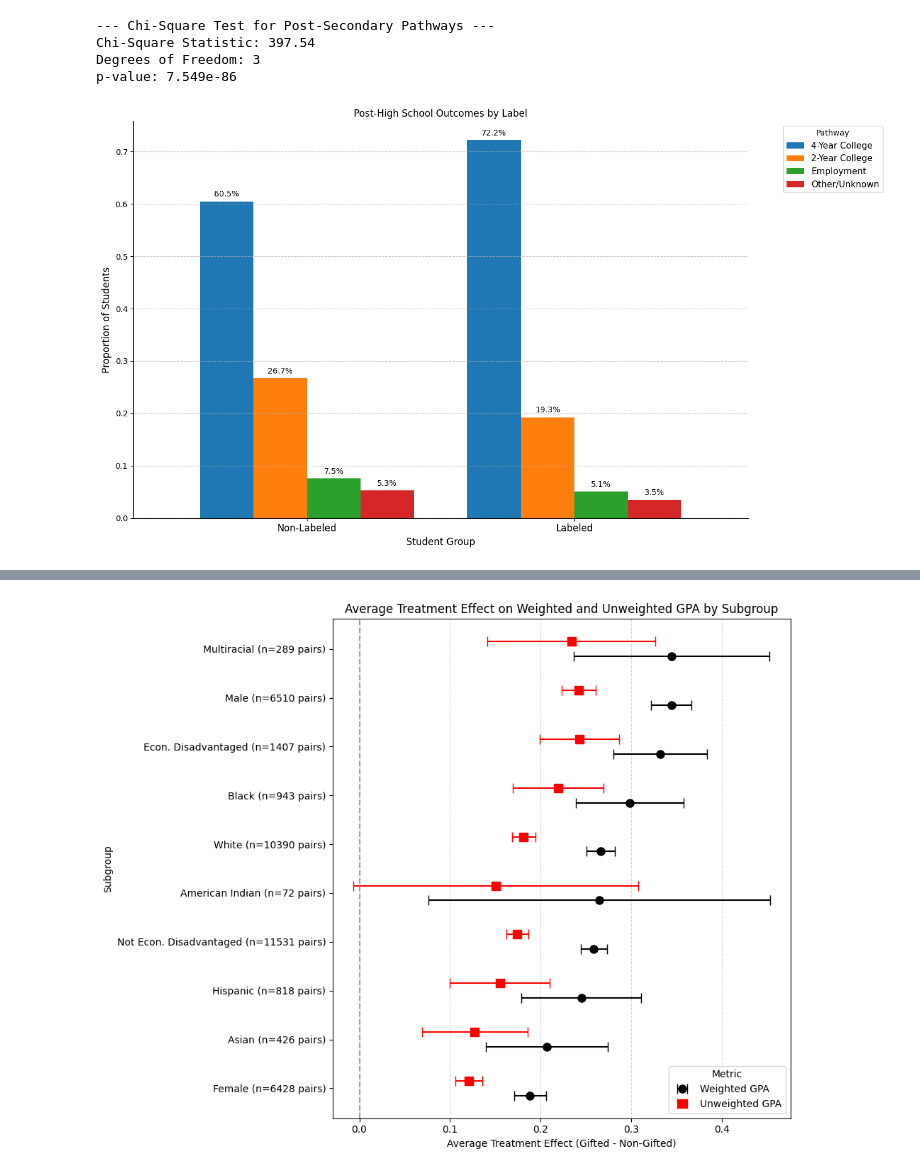
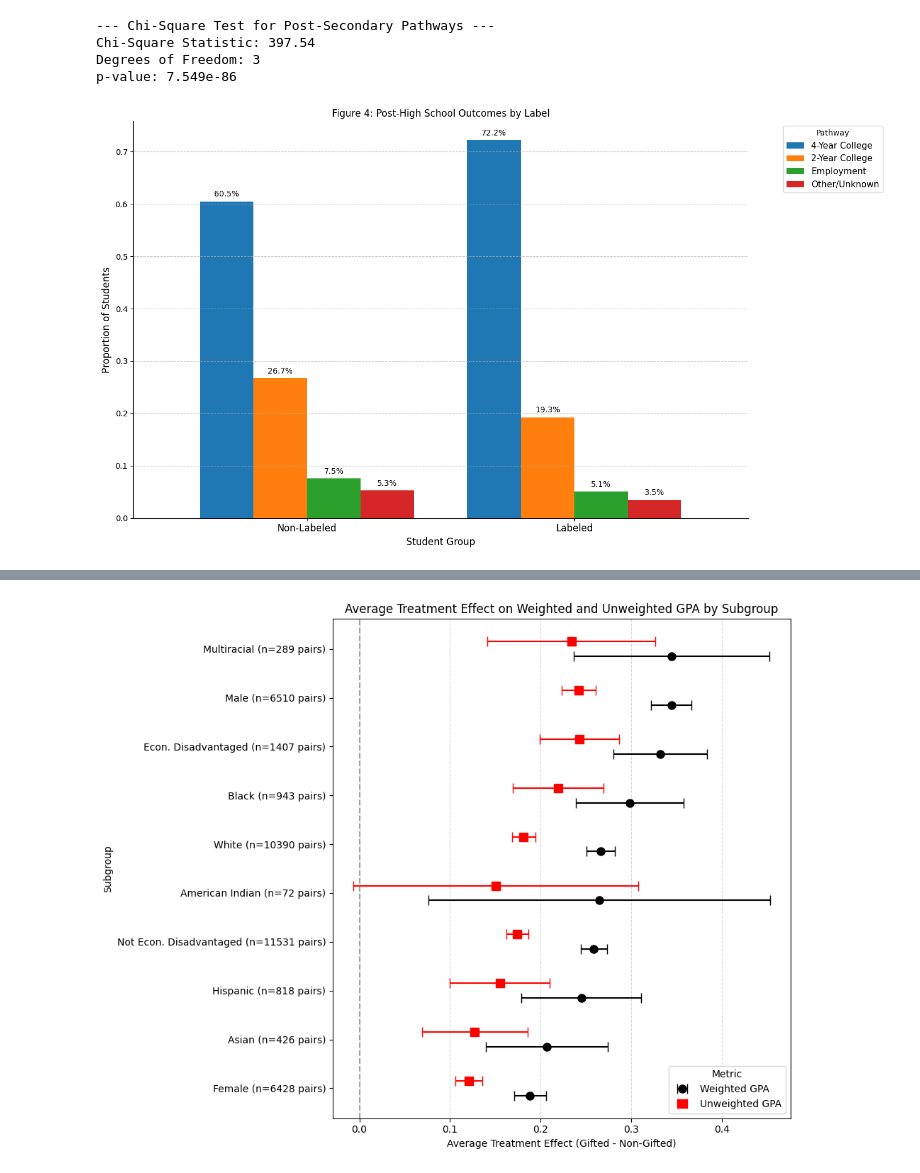
Before and after one commit to dmatten1/gifted-paper, a Jupyter notebook: analysis.ipynb, the cells around one changed output, grey strips where cells are left out. Drawn from its saved outputs; the diff is of its cells as text; code cells hidden in the pictures.

```diff
--- a/analysis.ipynb
+++ b/analysis.ipynb
@@ -1176,31 +1176,31 @@ p-value: 7.549e-86
 # %%
 
 # --- `bound_for` Visualization ---
 ax = pathway_props.plot(kind='bar', figsize=(14, 8), rot=0, width=0.8)
 plt.ylabel('Proportion of Students', fontsize=12)
 plt.xlabel('Student Group', fontsize=12)
 plt.xticks(fontsize=12)
 ax.set_xticklabels(['Non-Labeled','Labeled'])
 plt.legend(title='Pathway', fontsize=11, bbox_to_anchor=(1.05, 1), loc='upper left')
 ax.spines['top'].set_visible(False)
 ax.spines['right'].set_visible(False)
 ax.grid(axis='y', linestyle='--', alpha=0.7)
 
 # Add percentage labels to the bars
 for p in ax.patches:
     ax.annotate(f"{p.get_height():.1%}",
                 (p.get_x() + p.get_width() / 2., p.get_height()),
                 ha='center', va='center',
                 xytext=(0, 9),
                 textcoords='offset points',
                 fontsize=10)
 
-ax.set_title("Post-High School Outcomes by Label")
+ax.set_title("Figure 4: Post-High School Outcomes by Label")
 
 plt.tight_layout()
 plt.show()
 # %% [output]
-[figure, old version]
+[figure, new version]
 # %%
 print("\n--- Running Part 3: `bound_for` Switcher Analysis ---")
 
```
Also changed, not shown: parts of 3 cells of this notebook, 4 other files.
